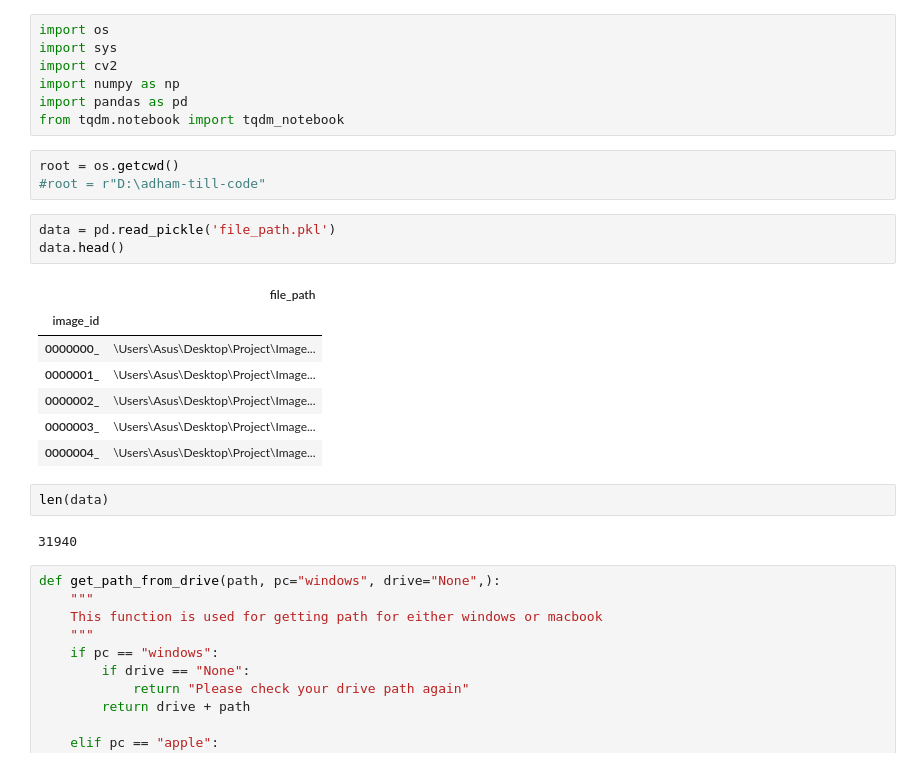
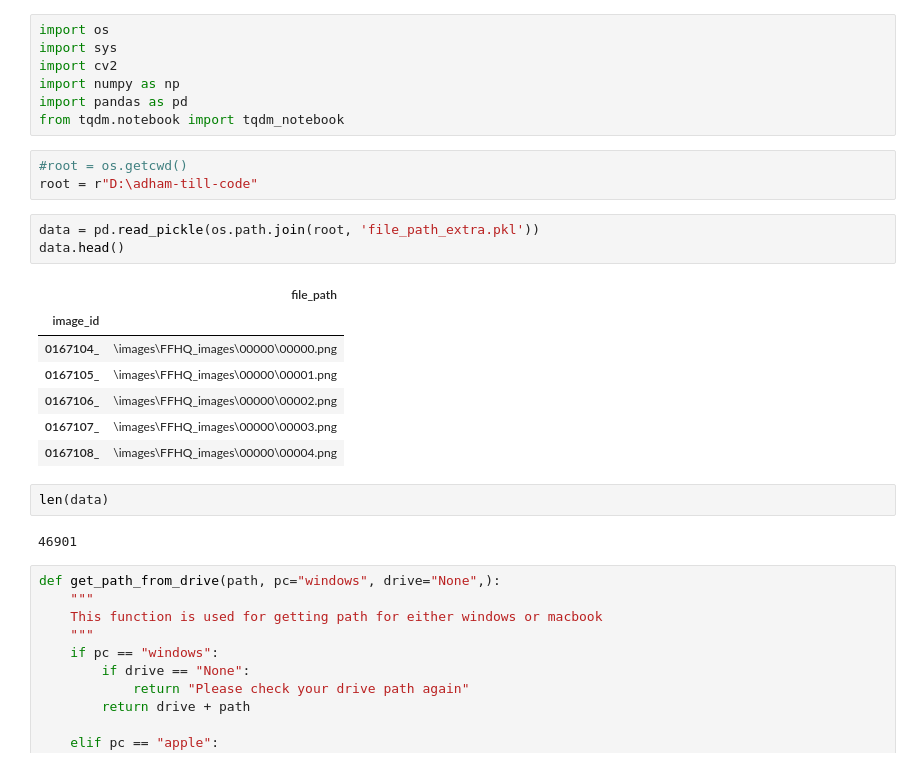
Before and after one commit to adhamarif/ImageRecommender, a Jupyter notebook: get_embeddings.ipynb, the cells around one changed output. Saved outputs shown, nothing was run; the diff lists cells and outputs as text.

Commit message:
adding new images information

```diff
--- a/get_embeddings.ipynb
+++ b/get_embeddings.ipynb
@@ -6,23 +6,23 @@ import numpy as np
 import pandas as pd
 from tqdm.notebook import tqdm_notebook
 # %%
-root = os.getcwd()
-#root = r"D:\adham-till-code"
+#root = os.getcwd()
+root = r"D:\adham-till-code"
 # %%
-data = pd.read_pickle('file_path.pkl')
+data = pd.read_pickle(os.path.join(root, 'file_path_extra.pkl'))
 data.head()
 # %% [output]
 |  | file_path |
 | image_id |  |
-| 0000000_ | \Users\Asus\Desktop\Project\Image... |
-| 0000001_ | \Users\Asus\Desktop\Project\Image... |
-| 0000002_ | \Users\Asus\Desktop\Project\Image... |
-| 0000003_ | \Users\Asus\Desktop\Project\Image... |
-| 0000004_ | \Users\Asus\Desktop\Project\Image... |
+| 0167104_ | \images\FFHQ_images\00000\00000.png |
+| 0167105_ | \images\FFHQ_images\00000\00001.png |
+| 0167106_ | \images\FFHQ_images\00000\00002.png |
+| 0167107_ | \images\FFHQ_images\00000\00003.png |
+| 0167108_ | \images\FFHQ_images\00000\00004.png |
 # %%
 len(data)
 # %% [output]
-31940
+46901
 # %%
 def get_path_from_drive(path, pc="windows", drive="None",):
     """
```
Also changed, not shown: parts of 12 cells of this notebook, 1 other file.
